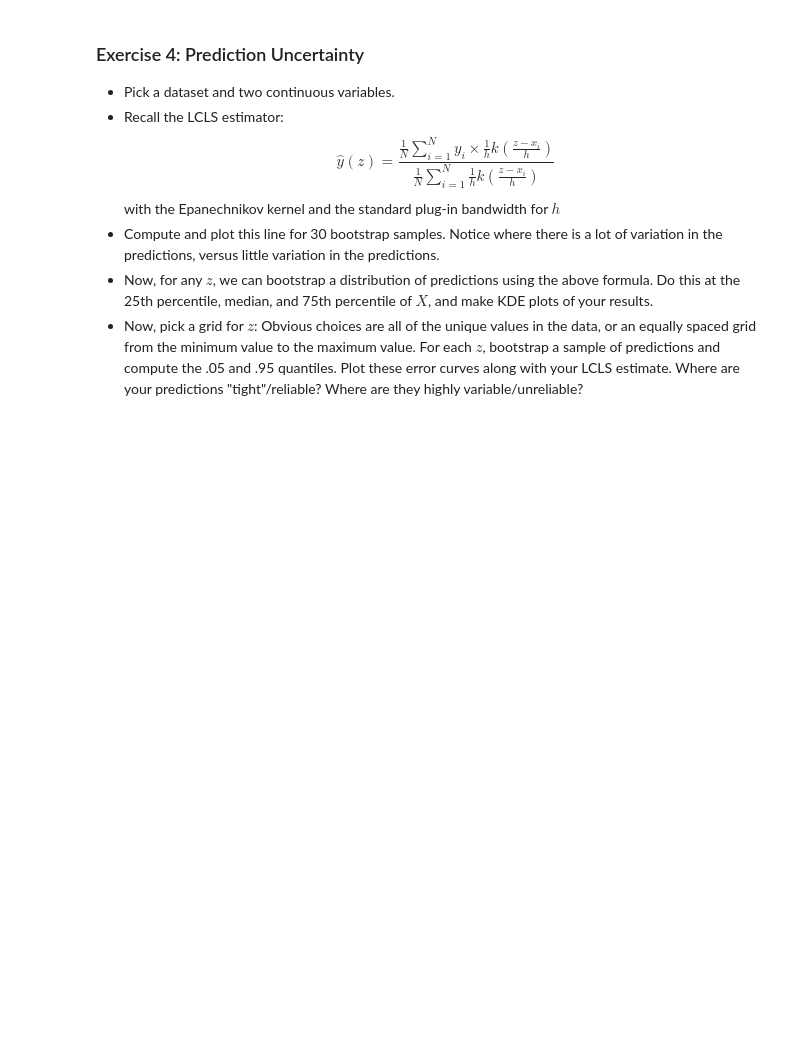
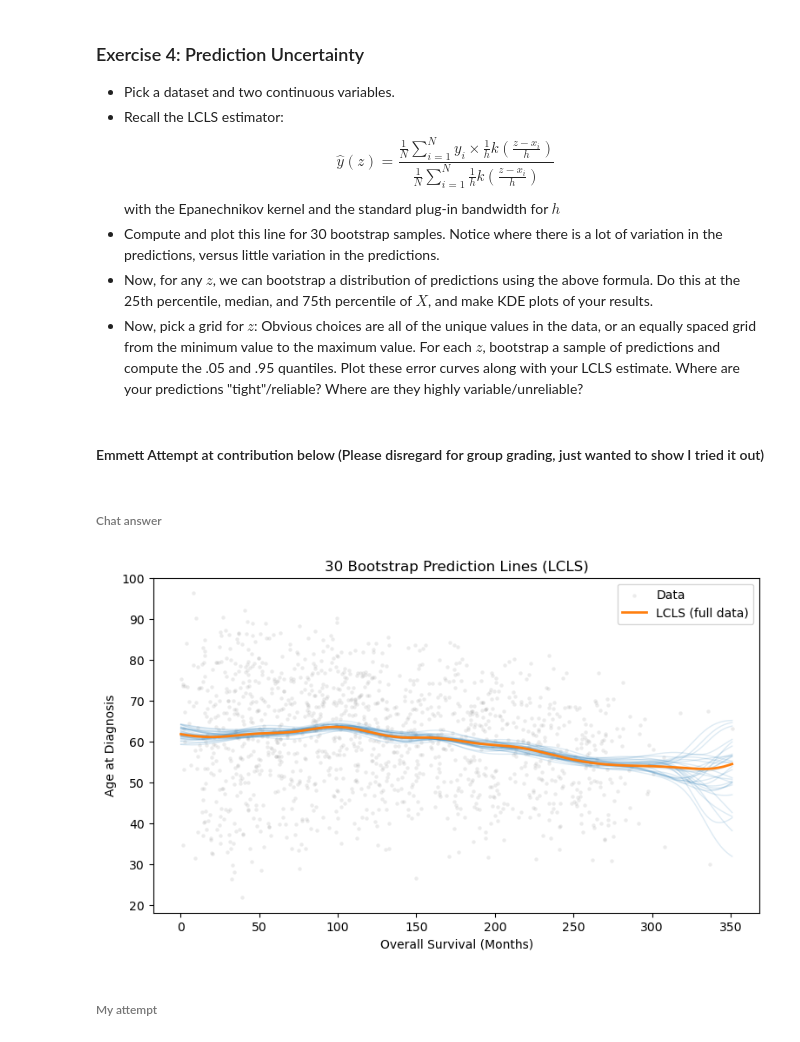
Before and after one commit to JamesSweatIII/assignment4ds5030, a Jupyter notebook: assignment_4.ipynb, the cells around one changed output. Drawn from its saved outputs; the diff is of its cells as text; code cells hidden in the pictures; blank space fills up the shorter version.

```diff
--- a/assignment_4.ipynb
+++ b/assignment_4.ipynb
@@ -150,3 +150,5 @@ with the Epanechnikov kernel and the standard plug-in bandwidth for $h$
 - Compute and plot this line for 30 bootstrap samples. Notice where there is a lot of variation in the predictions, versus little variation in the predictions.
 - Now, for any $z$, we can bootstrap a distribution of predictions using the above formula. Do this at the 25th percentile, median, and 75th percentile of $X$, and make KDE plots of your results.
 - Now, pick a grid for $z$: Obvious choices are all of the unique values in the data, or an equally spaced grid from the minimum value to the maximum value. For each $z$, bootstrap a sample of predictions and compute the .05 and .95 quantiles. Plot these error curves along with your LCLS estimate. Where are your predictions "tight"/reliable? Where are they highly variable/unreliable?
+# %% [markdown]
+#### Emmett Attempt at contribution below (Please disregard for group grading, just wanted to show I tried it out)
@@ -152,0 +187,3 @@ with the Epanechnikov kernel and the standard plug-in bandwidth for $h$
+# %%
+e_df = pd.read_csv('data/metabric.csv')
+# es_df = e_df[0:29]
@@ -152,0 +194,58 @@ with the Epanechnikov kernel and the standard plug-in bandwidth for $h$
+# %% [markdown]
+###### Chat answer
+# %%
+import numpy as np
+import pandas as pd
+import matplotlib.pyplot as plt
+import seaborn as sns
+
+def lcls_predict(x, y, grid, h=None):
+    x = np.asarray(x); y = np.asarray(y); grid = np.asarray(grid)
+    n = len(x)
+    if h is None:
+        iqr = np.quantile(x, 0.95) - np.quantile(x, 0.05)
+        h = 0.9 * min(np.std(x, ddof=1), iqr/1.34) * (n ** -0.2)
+        if not np.isfinite(h) or h <= 0:
+            h = np.std(x, ddof=1) * (n ** -0.2) + 1e-8
+
+    K = np.exp(-(x.reshape(-1,1) - grid.reshape(1,-1))**2 / (2*h*h)) / np.sqrt(2*np.pi*h*h)
+    num = y @ K
+    den = K.sum(axis=0) + 1e-12
+    return num / den
+
+def plot_30_bootstrap_lines(df, x_col, y_col, use_unique_grid=False, S=30):
+    x = df[x_col].to_numpy()
+    y = df[y_col].to_numpy()
+    grid = np.sort(np.unique(x)) if use_unique_grid else np.linspace(x.min(), x.max(), 200)
+
+    y_main = lcls_predict(x, y, grid, h=None)
+
+    boot_lines = []
+    n = len(df)
+    for s in range(S):
+        idx = np.random.randint(0, n, size=n)
+        x_s, y_s = x[idx], y[idx]
+        y_hat_s = lcls_predict(x_s, y_s, grid, h=None)
+        boot_lines.append(y_hat_s)
+
+    plt.figure(figsize=(9,5))
+    sns.scatterplot(x=df[x_col], y=df[y_col], s=10, alpha=0.15, color='tab:gray', label='Data')
+    for yb in boot_lines:
+        plt.plot(grid, yb, color='tab:blue', alpha=0.15, linewidth=1)
+    plt.plot(grid, y_main, color='tab:orange', linewidth=2, label='LCLS (full data)')
+    plt.title('30 Bootstrap Prediction Lines (LCLS)')
+    plt.xlabel(x_col); plt.ylabel(y_col)
+    plt.legend()
+    plt.show()
+
+plot_30_bootstrap_lines(
+    df=e_df,
+    x_col='Overall Survival (Months)',
+    y_col='Age at Diagnosis',
+    use_unique_grid=False,
+    S=30
+)
+# %% [output]
+[figure, added]
+# %% [markdown]
+###### My attempt
```
Also changed, not shown: parts of 11 cells of this notebook.
